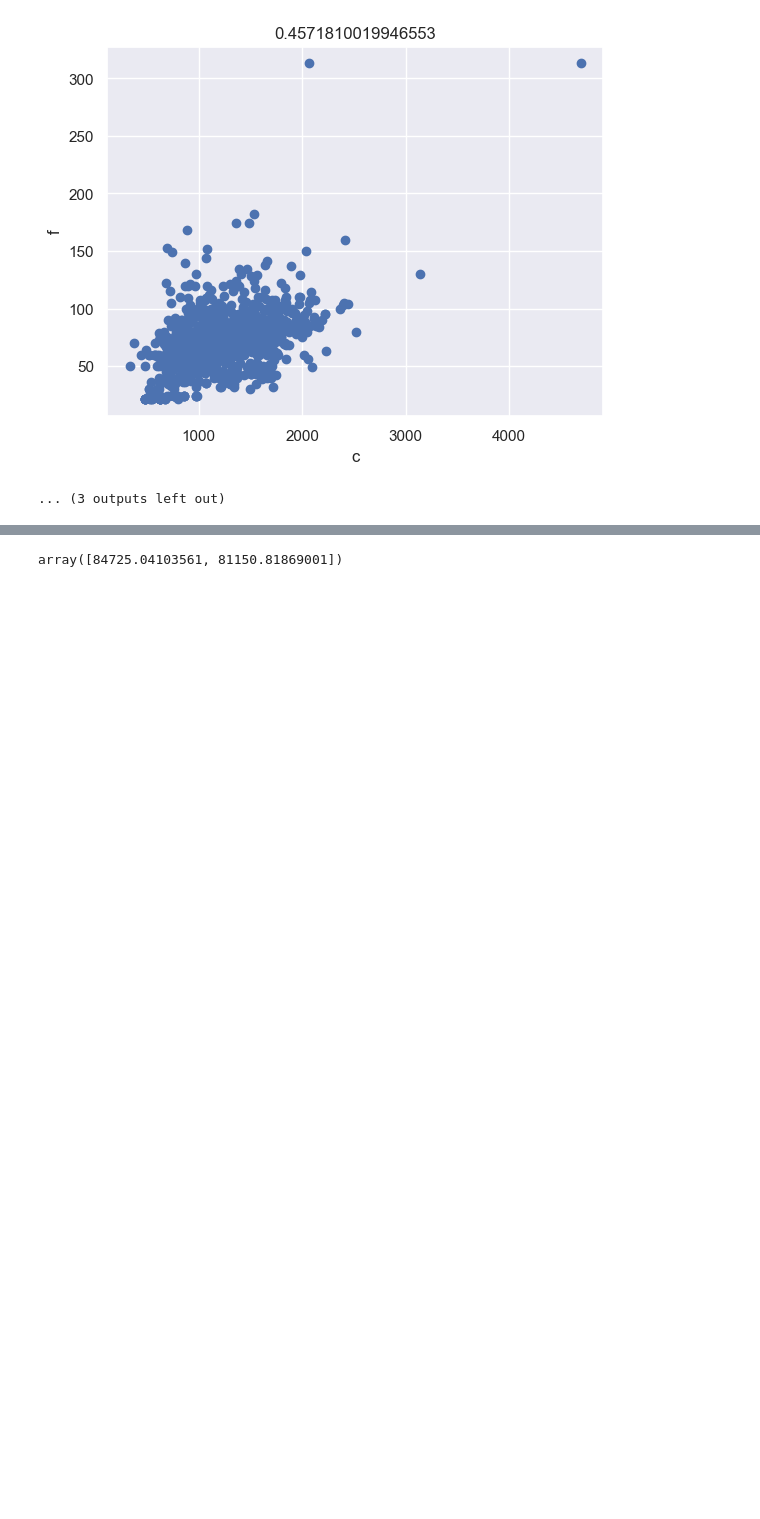
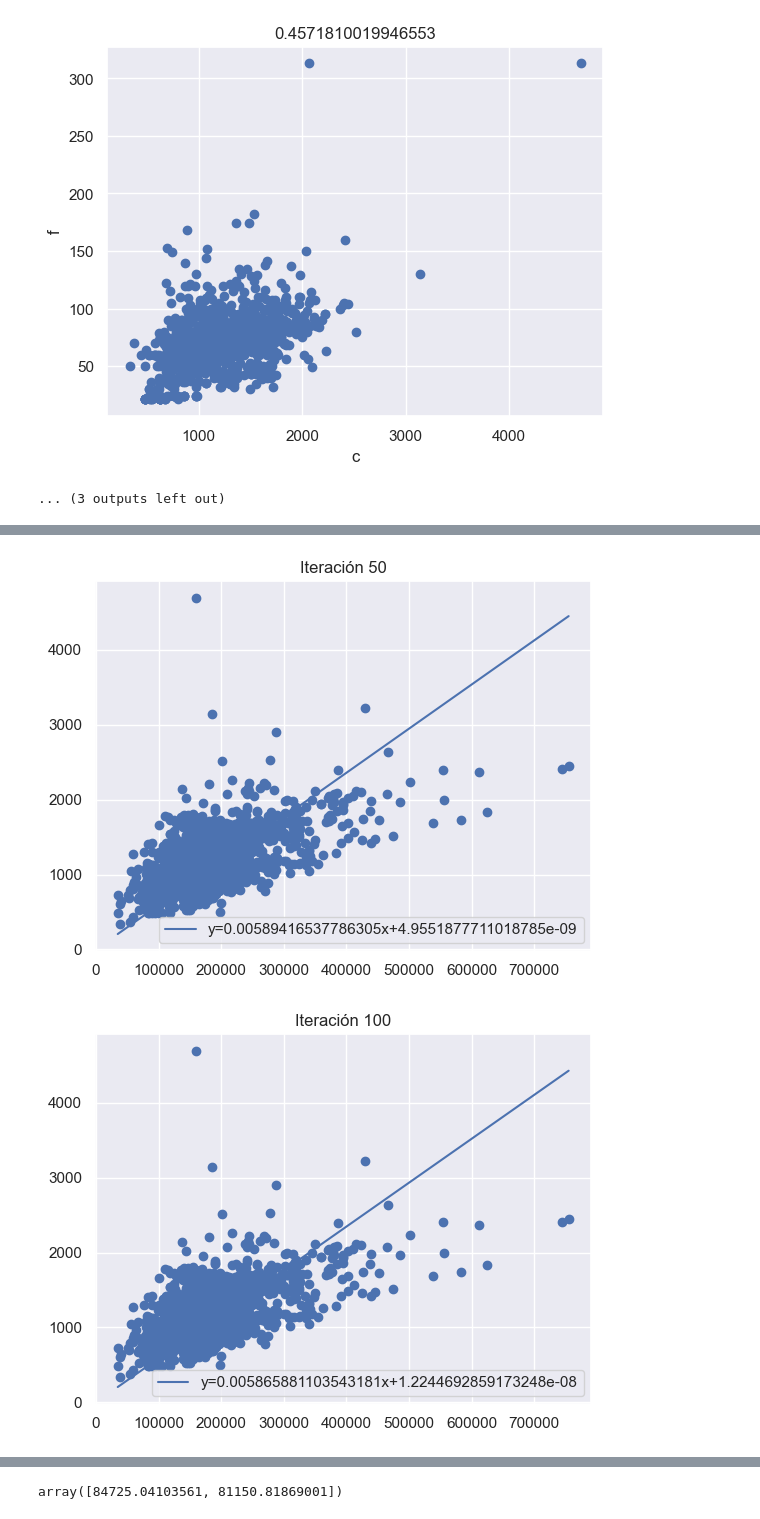
Before and after one commit to PoldanaGt/Proyecto, a Jupyter notebook: Proyecto1.ipynb, the cells around one changed output, grey strips where cells are left out. Drawn from its saved outputs; the diff is of its cells as text; code cells hidden in the pictures; blank space fills up the shorter version.

```diff
--- a/Proyecto1.ipynb
+++ b/Proyecto1.ipynb
@@ -234,0 +202,5 @@ def Plot_error(AE):
+# %%
+Modelo_lineal.Plot_Modelo(50)
+# %% [output]
+[figure, added]
+[figure, added]
```
Also changed, not shown: parts of 22 cells of this notebook.
